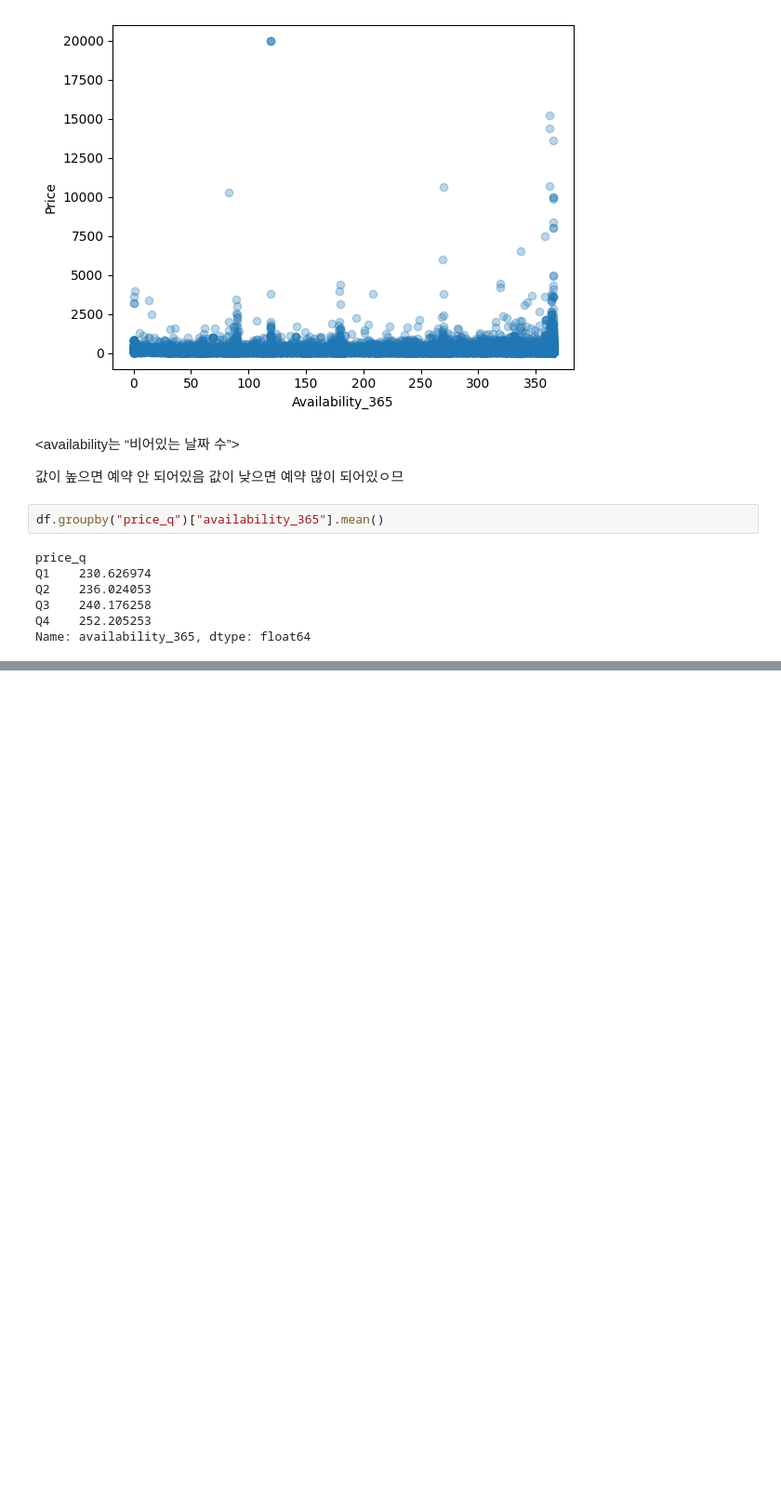
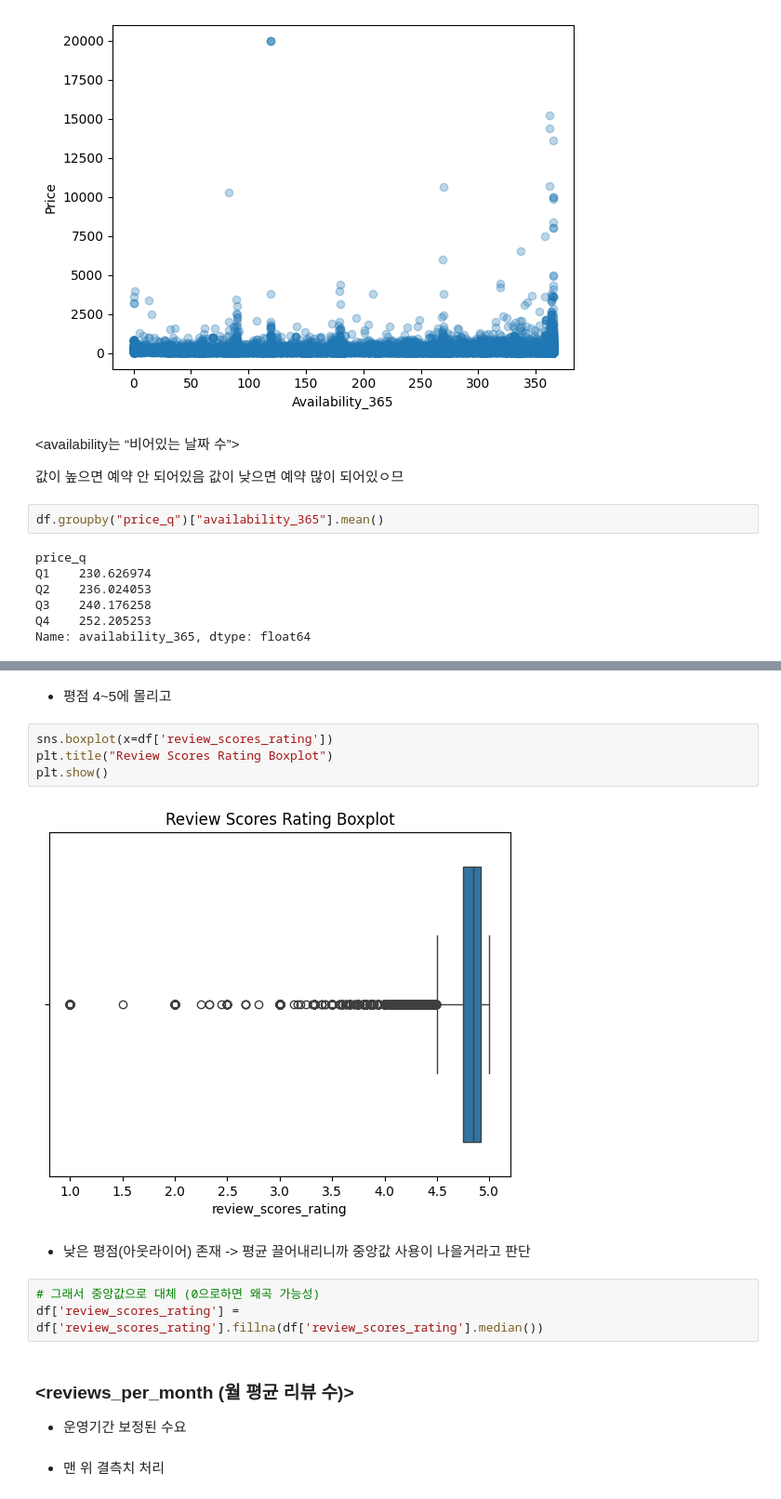
Before and after one commit to motimit/second_project, a Jupyter notebook: Hyebeen_EDA/project-혜빈.ipynb, the cells around one changed output, grey strips where cells are left out. Shown at 93% size. Saved outputs shown, nothing was run; the diff lists cells and outputs as text; blank space fills up the shorter version.

```diff
--- a/Hyebeen_EDA/project-혜빈.ipynb
+++ b/Hyebeen_EDA/project-혜빈.ipynb
@@ -534,0 +716,18 @@ Name: availability_365, dtype: float64
+# %% [markdown]
+- 평점 4~5에 몰리고
+# %%
+sns.boxplot(x=df['review_scores_rating'])
+plt.title("Review Scores Rating Boxplot")
+plt.show()
+# %% [output]
+[figure, added]
+# %% [markdown]
+- 낮은 평점(아웃라이어) 존재 -> 평균 끌어내리니까 중앙값 사용이 나을거라고 판단
+# %%
+# 그래서 중앙값으로 대체 (0으로하면 왜곡 가능성)
+df['review_scores_rating'] = df['review_scores_rating'].fillna(df['review_scores_rating'].median())
+# %% [markdown]
+### <reviews_per_month (월 평균 리뷰 수)>
+- 운영기간 보정된 수요
+# %% [markdown]
+- 맨 위 결측치 처리
```
Also changed, not shown: parts of 39 cells of this notebook.
